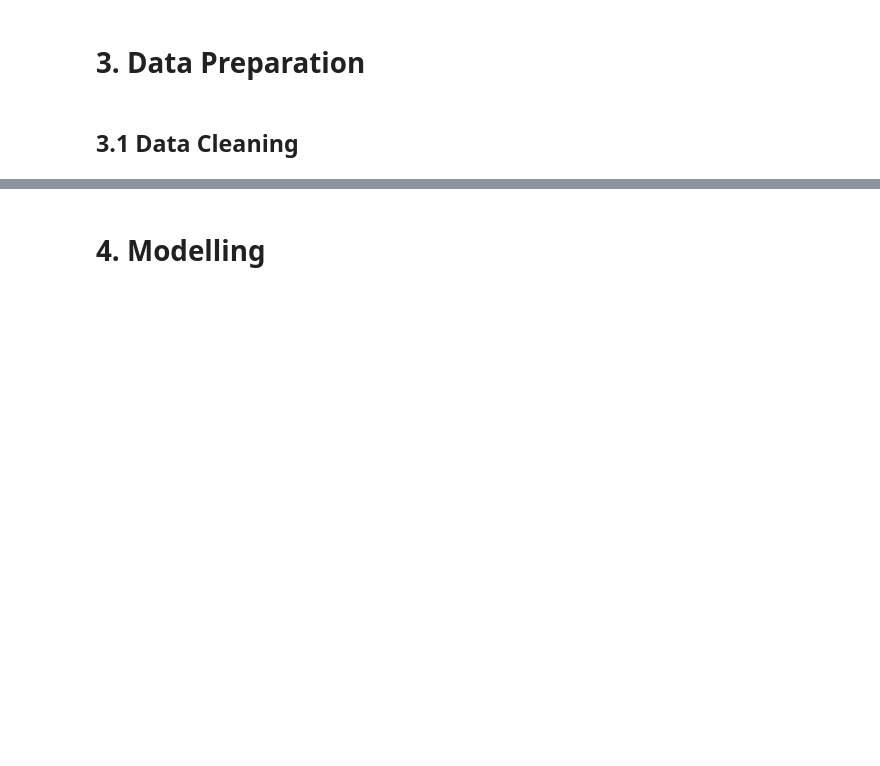
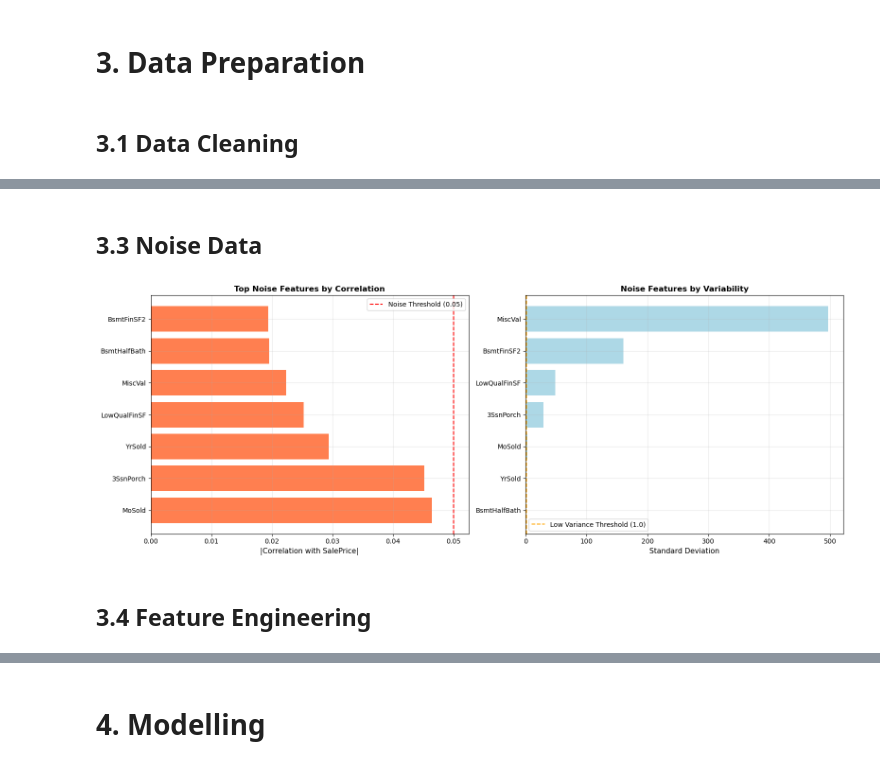
Before and after one commit to 1213dsas/MLDP-Project3, a Jupyter notebook: MLDP Program Codes Submission Template.ipynb, the cells around one changed output, grey strips where cells are left out. Cells and saved outputs as stored; diff of their text form; code cells hidden in the pictures; blank space fills up the shorter version.

```diff
--- a/MLDP Program Codes Submission Template.ipynb
+++ b/MLDP Program Codes Submission Template.ipynb
@@ -647,0 +642,4 @@ if target_col in df.columns and len(key_categoricals) > 0:
+# %%
+basement_cols = ['BsmtQual', 'BsmtCond', 'BsmtExposure', 'BsmtFinType1', 'BsmtFinType2']
+for col in basement_cols:
+    df[col] = df[col].fillna('None')
@@ -647,0 +648,6 @@ if target_col in df.columns and len(key_categoricals) > 0:
+# %%
+df['MasVnrArea']  = df['MasVnrArea'].fillna(0)
+df['MasVnrType']  = df['MasVnrType'].fillna('None')
+
+# Fill missing values - categorical features with mode
+df['Electrical'] = df['Electrical'].fillna(df['Electrical'].mode()[0])
@@ -647,0 +710,61 @@ if target_col in df.columns and len(key_categoricals) > 0:
+# %% [markdown]
+## 3.3 Noise Data
+# %%
+numeric_df = df.select_dtypes(include=[np.number])
+corr_with_price = numeric_df.corr()["SalePrice"]
+
+# Set threshold for noise (commonly 0.05)
+NOISE_THRESHOLD = 0.05
+noise_features = corr_with_price[abs(corr_with_price) < NOISE_THRESHOLD]
+noise_features_sorted = noise_features.sort_values()
+# %%
+variance_analysis = pd.DataFrame({
+    'Feature': numeric_df.columns,
+    'Std': numeric_df.std(),
+    'Variance': numeric_df.var(),
+    'Unique_Values': numeric_df.nunique()
+})
+
+variance_analysis = variance_analysis.sort_values('Std')
+low_variance_features = variance_analysis[variance_analysis['Std'] < 1.0]
+
+
+noise_summary = pd.DataFrame({
+    'Feature': noise_features_sorted.index,
+    'Correlation': noise_features_sorted.values,
+    'Abs_Corr': abs(noise_features_sorted.values)
+})
+
+# Add variance info
+noise_summary = noise_summary.merge(
+    variance_analysis[['Feature', 'Std', 'Unique_Values']],
+    on='Feature',
+    how='left'
+)
+
+fig, axes = plt.subplots(1, 2, figsize=(16, 6))
+
+# Plot 1: Correlation with SalePrice (Absolute Values)
+top_noise = noise_summary.sort_values('Abs_Corr', ascending=False).head(15)
+axes[0].barh(top_noise['Feature'], top_noise['Abs_Corr'], color='coral')
+axes[0].axvline(x=0.05, color='red', linestyle='--', label='Noise Threshold (0.05)')
+axes[0].set_xlabel('|Correlation with SalePrice|', fontsize=11)
+axes[0].set_title('Top Noise Features by Correlation', fontsize=12, fontweight='bold')
+axes[0].legend()
+axes[0].grid(alpha=0.3)
+
+# Plot 2: Standard Deviation
+top_noise_std = noise_summary.sort_values('Std').head(15)
+axes[1].barh(top_noise_std['Feature'], top_noise_std['Std'], color='lightblue')
+axes[1].axvline(x=1.0, color='orange', linestyle='--', label='Low Variance Threshold (1.0)')
+axes[1].set_xlabel('Standard Deviation', fontsize=11)
+axes[1].set_title('Noise Features by Variability', fontsize=12, fontweight='bold')
+axes[1].legend()
+axes[1].grid(alpha=0.3)
+
+plt.tight_layout()
+plt.show()
+# %% [output]
+[figure, added]
+# %% [markdown]
+## 3.4 Feature Engineering
```
Also changed, not shown: parts of 47 cells of this notebook.
